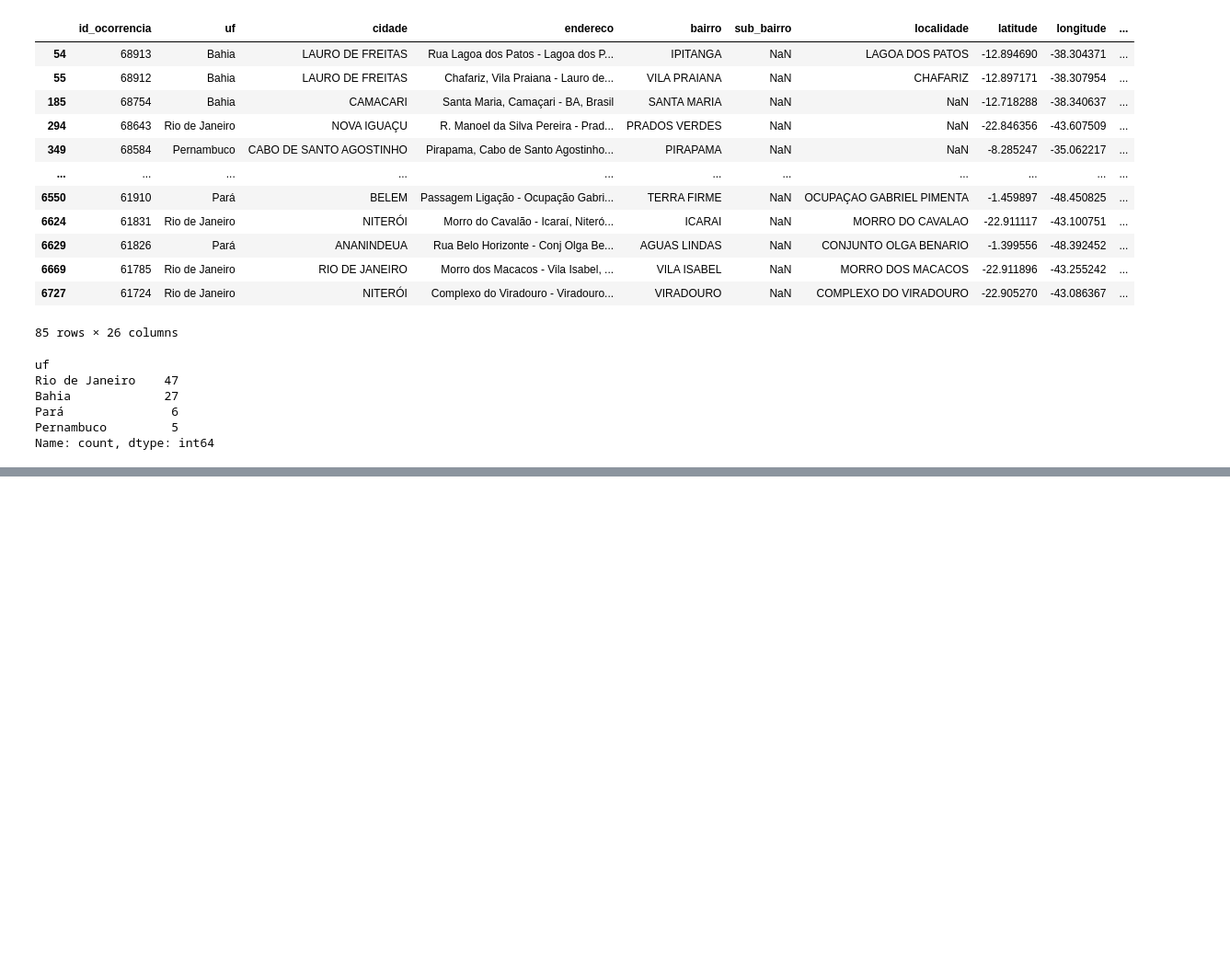
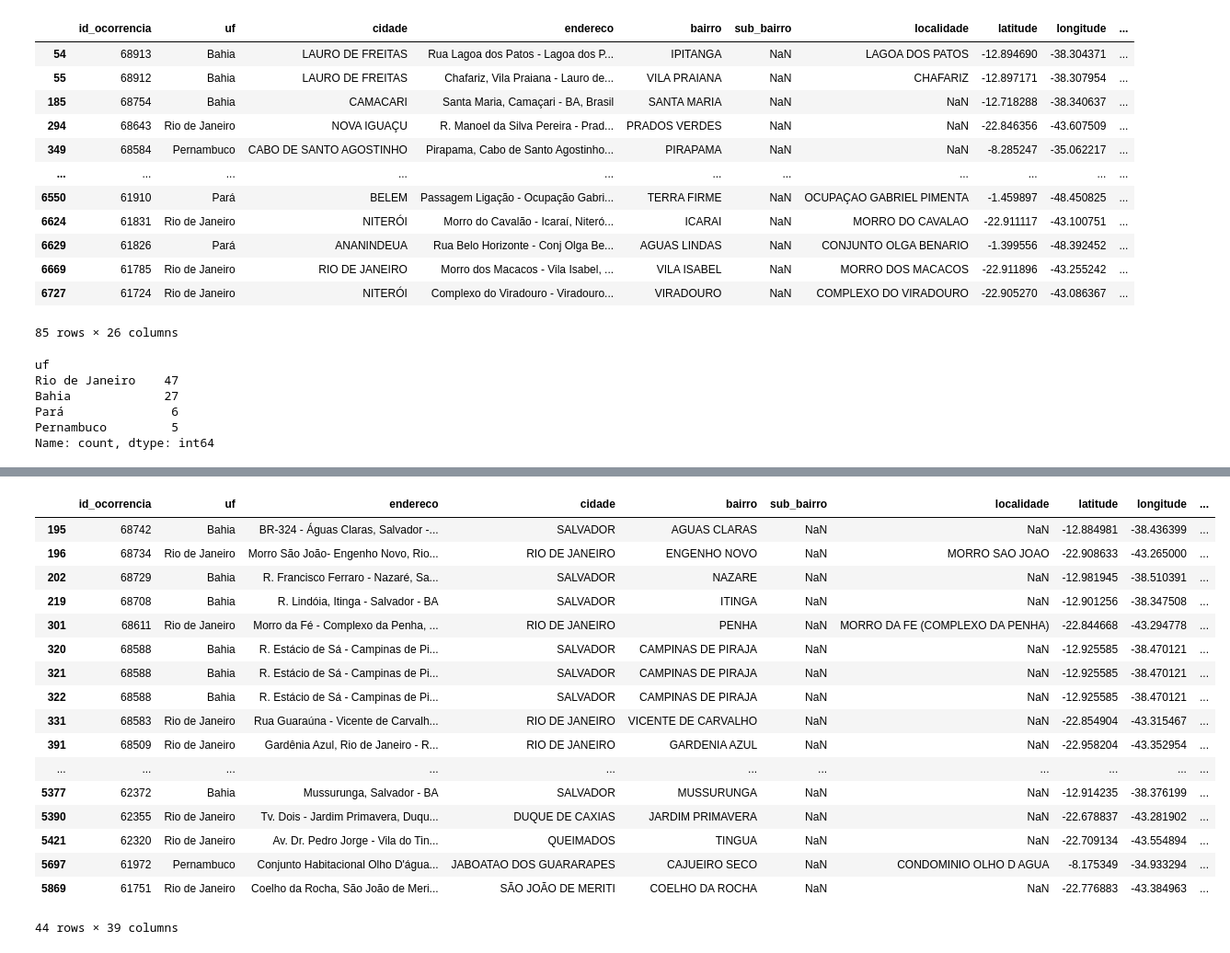
Before and after one commit to eduardovcn/desafio_fogo_cruzado, a Jupyter notebook: fogo_cruzado.ipynb, the cells around one changed output, grey strips where cells are left out. Shown at 92% size. Saved outputs shown, nothing was run; the diff lists cells and outputs as text; code cells hidden in the pictures; blank space fills up the shorter version.

```diff
--- a/fogo_cruzado.ipynb
+++ b/fogo_cruzado.ipynb
@@ -169,0 +206,2 @@ Name: count, dtype: int64
+# %%
+df_vitimas = pd.read_excel("C:/Users/Acer/Desktop/fogo_cruzado2/exercicio1_vitimas.xlsx")
@@ -169,0 +228,22 @@ Name: count, dtype: int64
+# %%
+df_idade = df_vitimas[df_vitimas["faixa_etaria"] == "Criança"]
+df_idade
+# %% [output]
+|  | id_ocorrencia | uf | endereco | cidade | bairro | sub_bairro | localidade | latitude | longitude | ... |
+| 195 | 68742 | Bahia | BR-324 - Águas Claras, Salvador -... | SALVADOR | AGUAS CLARAS | NaN | NaN | -12.884981 | -38.436399 | ... |
+| 196 | 68734 | Rio de Janeiro | Morro São João- Engenho Novo, Rio... | RIO DE JANEIRO | ENGENHO NOVO | NaN | MORRO SAO JOAO | -22.908633 | -43.265000 | ... |
+| 202 | 68729 | Bahia | R. Francisco Ferraro - Nazaré, Sa... | SALVADOR | NAZARE | NaN | NaN | -12.981945 | -38.510391 | ... |
+| 219 | 68708 | Bahia | R. Lindóia, Itinga - Salvador - BA | SALVADOR | ITINGA | NaN | NaN | -12.901256 | -38.347508 | ... |
+| 301 | 68611 | Rio de Janeiro | Morro da Fé - Complexo da Penha, ... | RIO DE JANEIRO | PENHA | NaN | MORRO DA FE (COMPLEXO DA PENHA) | -22.844668 | -43.294778 | ... |
+| 320 | 68588 | Bahia | R. Estácio de Sá - Campinas de Pi... | SALVADOR | CAMPINAS DE PIRAJA | NaN | NaN | -12.925585 | -38.470121 | ... |
+| 321 | 68588 | Bahia | R. Estácio de Sá - Campinas de Pi... | SALVADOR | CAMPINAS DE PIRAJA | NaN | NaN | -12.925585 | -38.470121 | ... |
+| 322 | 68588 | Bahia | R. Estácio de Sá - Campinas de Pi... | SALVADOR | CAMPINAS DE PIRAJA | NaN | NaN | -12.925585 | -38.470121 | ... |
+| 331 | 68583 | Rio de Janeiro | Rua Guaraúna - Vicente de Carvalh... | RIO DE JANEIRO | VICENTE DE CARVALHO | NaN | NaN | -22.854904 | -43.315467 | ... |
+| 391 | 68509 | Rio de Janeiro | Gardênia Azul, Rio de Janeiro - R... | RIO DE JANEIRO | GARDENIA AZUL | NaN | NaN | -22.958204 | -43.352954 | ... |
+| ... | ... | ... | ... | ... | ... | ... | ... | ... | ... | ... |
+| 5377 | 62372 | Bahia | Mussurunga, Salvador - BA | SALVADOR | MUSSURUNGA | NaN | NaN | -12.914235 | -38.376199 | ... |
+| 5390 | 62355 | Rio de Janeiro | Tv. Dois - Jardim Primavera, Duqu... | DUQUE DE CAXIAS | JARDIM PRIMAVERA | NaN | NaN | -22.678837 | -43.281902 | ... |
+| 5421 | 62320 | Rio de Janeiro | Av. Dr. Pedro Jorge - Vila do Tin... | QUEIMADOS | TINGUA | NaN | NaN | -22.709134 | -43.554894 | ... |
+| 5697 | 61972 | Pernambuco | Conjunto Habitacional Olho D'água... | JABOATAO DOS GUARARAPES | CAJUEIRO SECO | NaN | CONDOMINIO OLHO D AGUA | -8.175349 | -34.933294 | ... |
+| 5869 | 61751 | Rio de Janeiro | Coelho da Rocha, São João de Meri... | SÃO JOÃO DE MERITI | COELHO DA ROCHA | NaN | NaN | -22.776883 | -43.384963 | ... |
+44 rows × 39 columns
```
Also changed, not shown: parts of 14 cells of this notebook.
